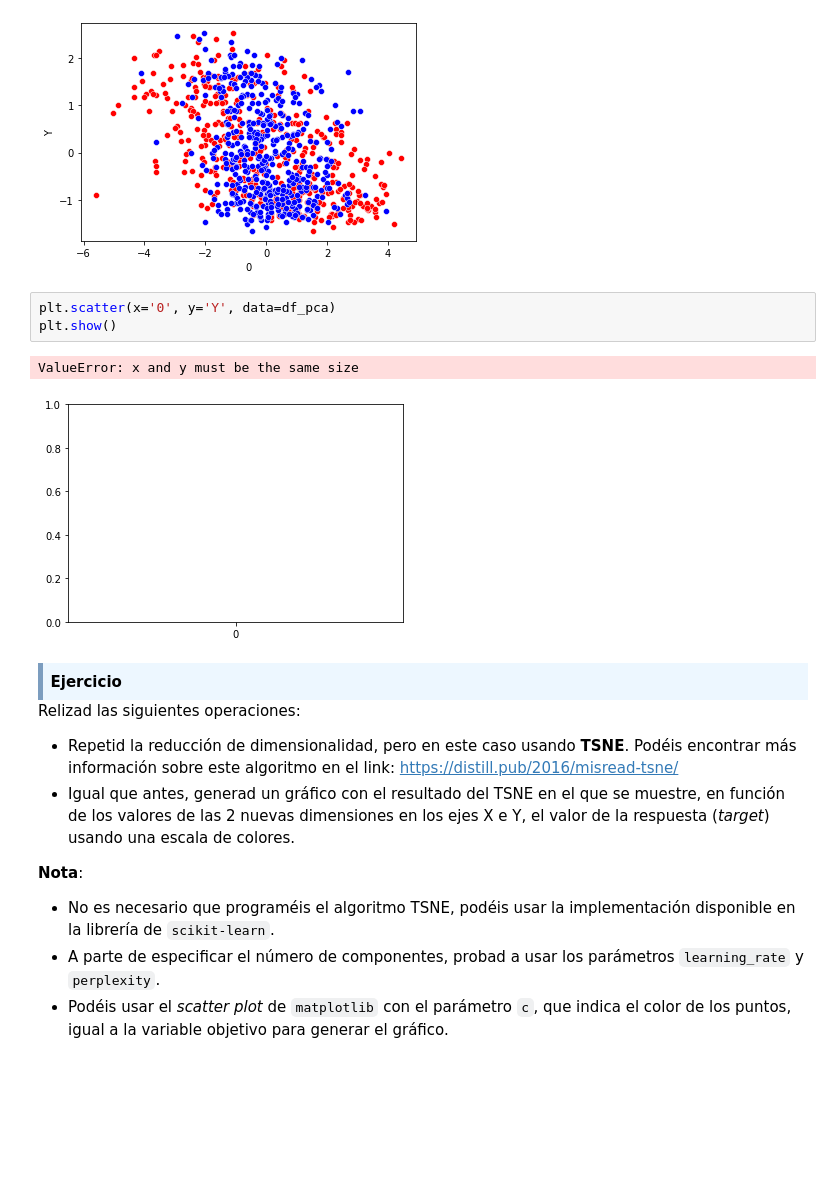
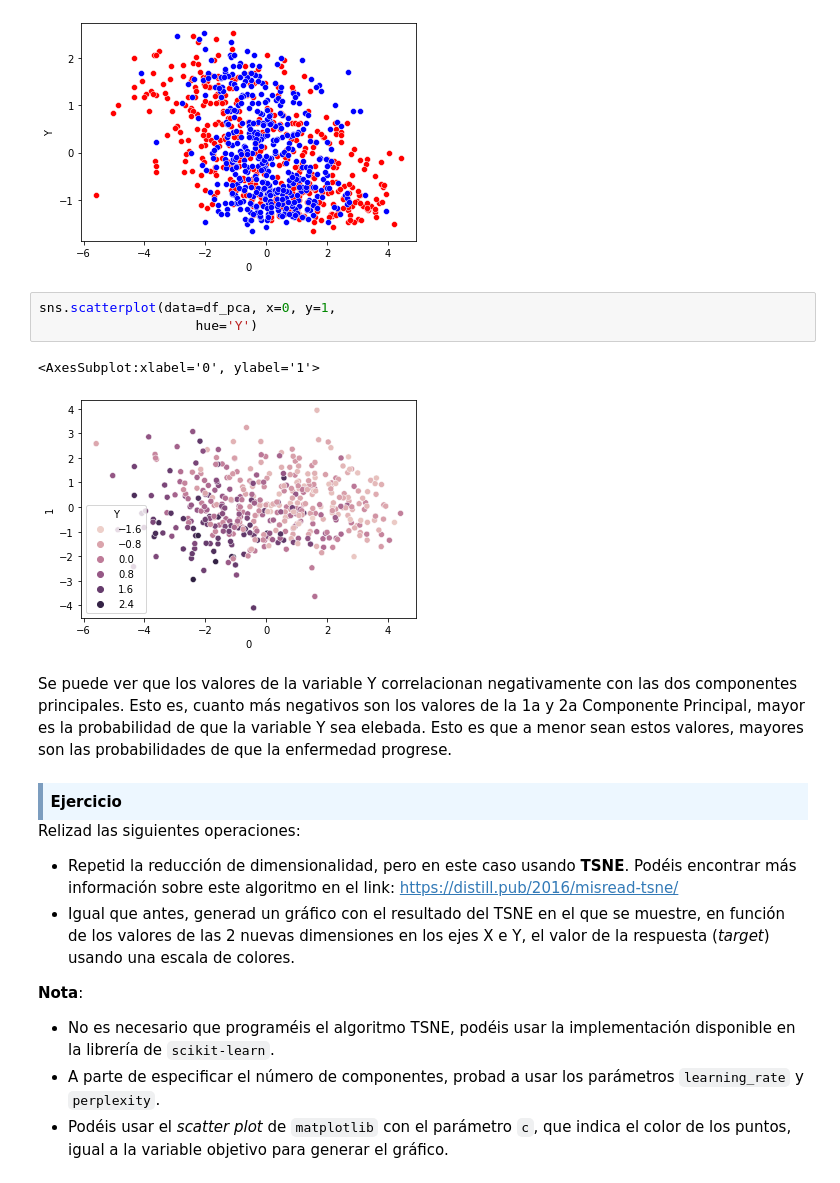
Before and after one commit to angelbujalance/MAME_PEC, a Jupyter notebook: M2.855_20221_PEC1-Enunciado.ipynb, the cells around one changed output. Saved outputs shown, nothing was run; the diff lists cells and outputs as text; blank space fills up the shorter version.

```diff
--- a/M2.855_20221_PEC1-Enunciado.ipynb
+++ b/M2.855_20221_PEC1-Enunciado.ipynb
@@ -484,12 +484,14 @@ sns.scatterplot(data=df_pca, x=1, y="Y",
 # %% [output]
 <AxesSubplot:xlabel='0', ylabel='Y'>
 [figure]
-# %%
-plt.scatter(x='0', y='Y', data=df_pca)
-plt.show()
-# %% [output]
-ValueError: x and y must be the same size
-[figure, removed]
+# %%
+sns.scatterplot(data=df_pca, x=0, y=1,
+                    hue='Y')
+# %% [output]
+<AxesSubplot:xlabel='0', ylabel='1'>
+[figure, added]
+# %% [markdown]
+Se puede ver que los valores de la variable Y correlacionan negativamente con las dos componentes principales. Esto es, cuanto más negativos son los valores de la 1a y 2a Componente Principal, mayor es la probabilidad de que la variable Y sea elebada. Esto es que a menor sean estos valores, mayores son las probabilidades de que la enfermedad progrese.
 # %% [markdown]
 <div style="background-color: #EDF7FF; border-color: #7C9DBF; border-left: 5px solid #7C9DBF; padding: 0.5em;">
 <strong>Ejercicio</strong>
```
Also changed, not shown: parts of 9 cells of this notebook.
